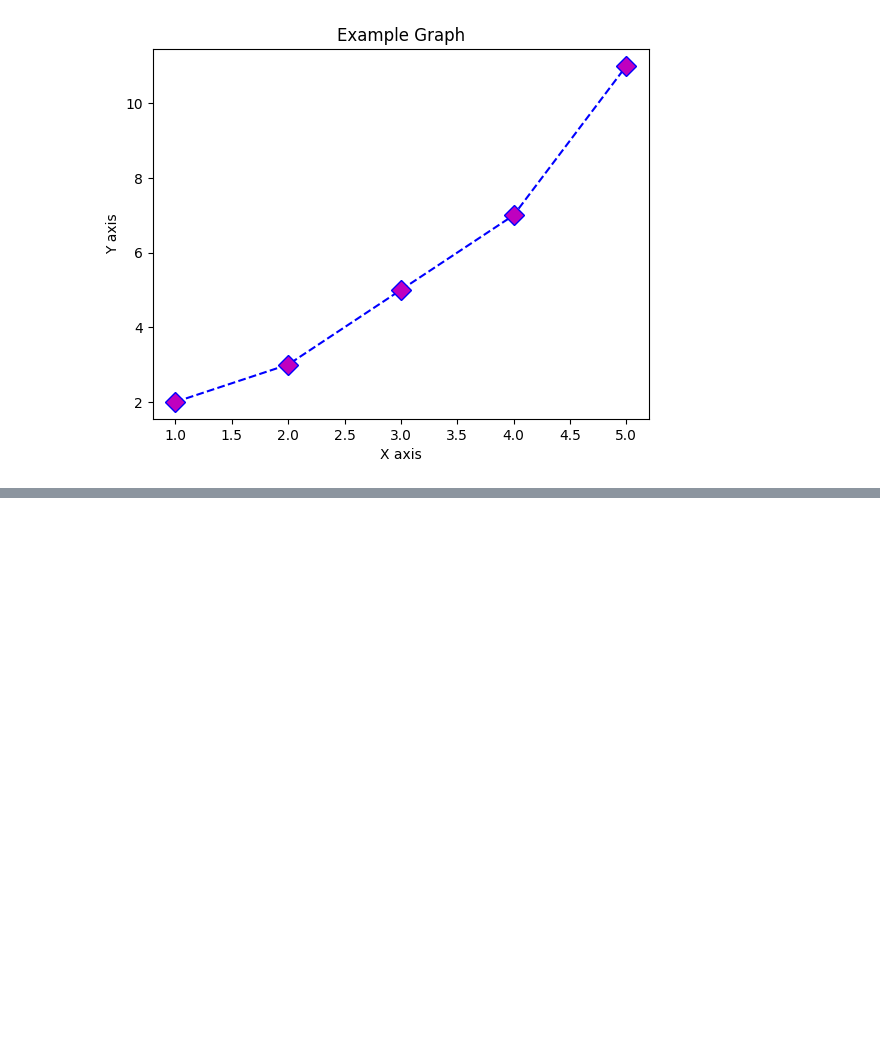
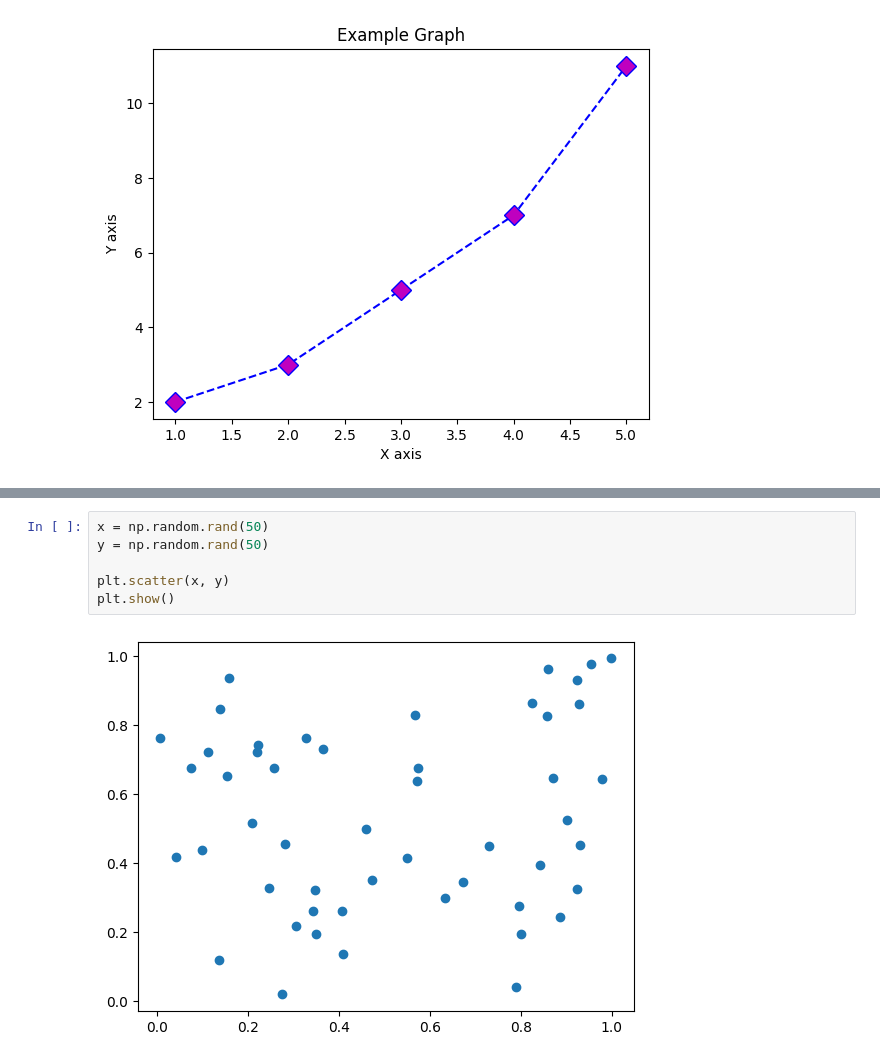
Before and after one commit to dania-kabakibi/data-analytics, a Jupyter notebook: week-07/Ex3A_Plotting_Data.ipynb, the cells around one changed output, grey strips where cells are left out. Drawn from its saved outputs; the diff is of its cells as text; blank space fills up the shorter version.

```diff
--- a/week-07/Ex3A_Plotting_Data.ipynb
+++ b/week-07/Ex3A_Plotting_Data.ipynb
@@ -72,0 +94,8 @@ plt.show()
+# %%
+x = np.random.rand(50)
+y = np.random.rand(50)
+
+plt.scatter(x, y)
+plt.show()
+# %% [output]
+[figure, added]
```
Also changed, not shown: parts of 10 cells of this notebook.
